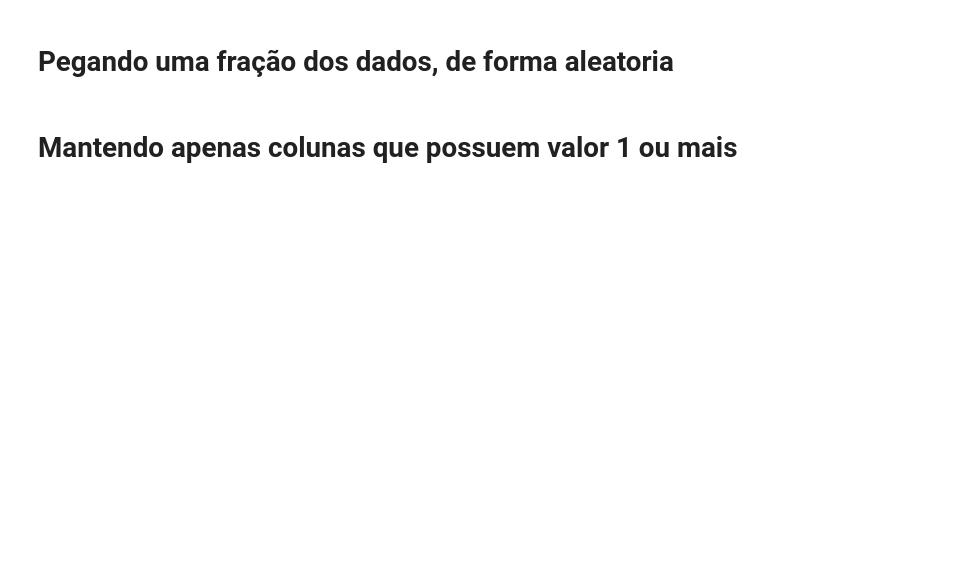
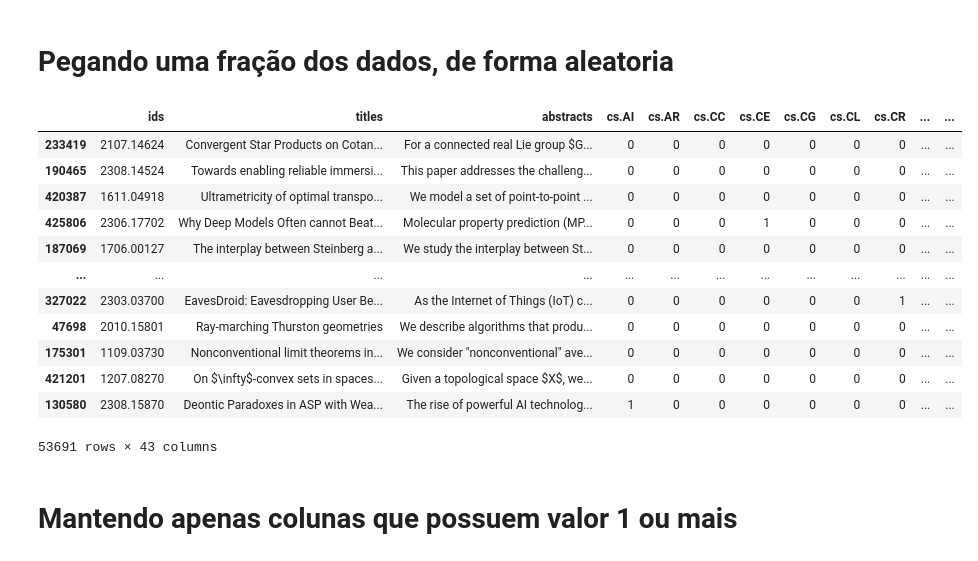
Before and after one commit to staann/PaperMatch, a Jupyter notebook: tratarCsv.ipynb, the cells around one changed output. Cells and saved outputs as stored; diff of their text form; code cells hidden in the pictures; blank space fills up the shorter version.

```diff
--- a/tratarCsv.ipynb
+++ b/tratarCsv.ipynb
@@ -29,8 +59,22 @@ data_final
 # %% [markdown]
 # Pegando uma fração dos dados, de forma aleatoria
 # %%
-data_final = data_final.sample(frac = 0.2, random_state=42)
+data_final = data_final.sample(frac = 0.1, random_state=42)
 data_final
+# %% [output]
+|  | ids | titles | abstracts | cs.AI | cs.AR | cs.CC | cs.CE | cs.CG | cs.CL | cs.CR | ... | ... |
+| 233419 | 2107.14624 | Convergent Star Products on Cotan... | For a connected real Lie group $G... | 0 | 0 | 0 | 0 | 0 | 0 | 0 | ... | ... |
+| 190465 | 2308.14524 | Towards enabling reliable immersi... | This paper addresses the challeng... | 0 | 0 | 0 | 0 | 0 | 0 | 0 | ... | ... |
+| 420387 | 1611.04918 | Ultrametricity of optimal transpo... | We model a set of point-to-point ... | 0 | 0 | 0 | 0 | 0 | 0 | 0 | ... | ... |
+| 425806 | 2306.17702 | Why Deep Models Often cannot Beat... | Molecular property prediction (MP... | 0 | 0 | 0 | 1 | 0 | 0 | 0 | ... | ... |
+| 187069 | 1706.00127 | The interplay between Steinberg a... | We study the interplay between St... | 0 | 0 | 0 | 0 | 0 | 0 | 0 | ... | ... |
+| ... | ... | ... | ... | ... | ... | ... | ... | ... | ... | ... | ... | ... |
+| 327022 | 2303.03700 | EavesDroid: Eavesdropping User Be... | As the Internet of Things (IoT) c... | 0 | 0 | 0 | 0 | 0 | 0 | 1 | ... | ... |
+| 47698 | 2010.15801 | Ray-marching Thurston geometries | We describe algorithms that produ... | 0 | 0 | 0 | 0 | 0 | 0 | 0 | ... | ... |
+| 175301 | 1109.03730 | Nonconventional limit theorems in... | We consider "nonconventional" ave... | 0 | 0 | 0 | 0 | 0 | 0 | 0 | ... | ... |
+| 421201 | 1207.08270 | On $\infty$-convex sets in spaces... | Given a topological space $X$, we... | 0 | 0 | 0 | 0 | 0 | 0 | 0 | ... | ... |
+| 130580 | 2308.15870 | Deontic Paradoxes in ASP with Wea... | The rise of powerful AI technolog... | 1 | 0 | 0 | 0 | 0 | 0 | 0 | ... | ... |
+53691 rows × 43 columns
 # %% [markdown]
 # Mantendo apenas colunas que possuem valor 1 ou mais
 # %%
```
Also changed, not shown: parts of 4 cells of this notebook, 4 other files.
